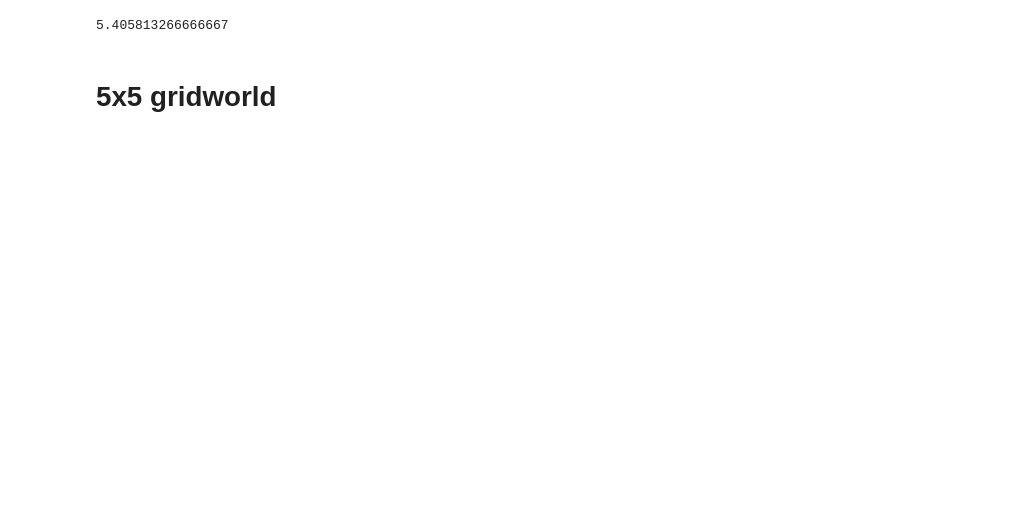
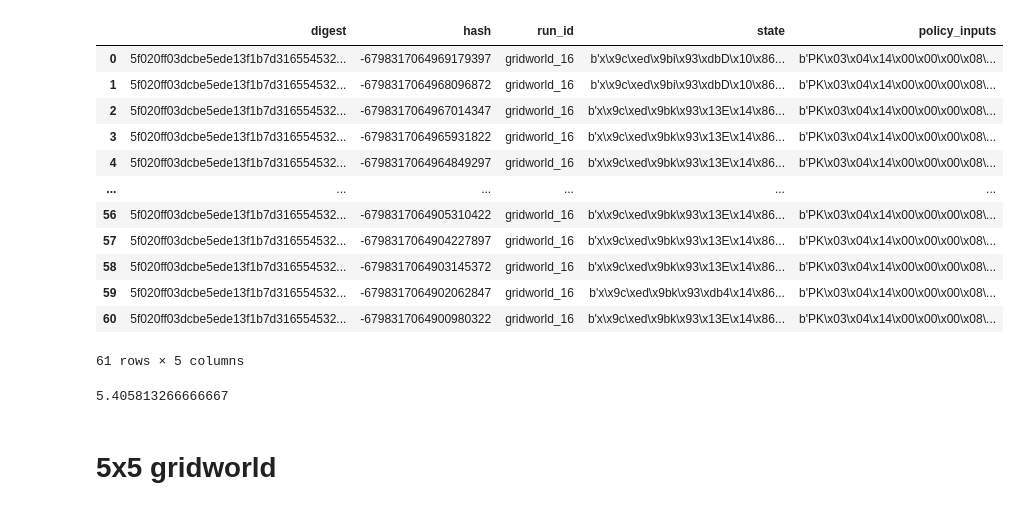
Before and after one commit to NREL/rlmolecule, a Jupyter notebook: examples/gym/monitor-progress.ipynb, the cells around one changed output. Cells and saved outputs as stored; diff of their text form; code cells hidden in the pictures; blank space fills up the shorter version.

```diff
--- a/examples/gym/monitor-progress.ipynb
+++ b/examples/gym/monitor-progress.ipynb
@@ -56,3 +81,20 @@ df["raw_reward"].plot(ylim=(-1.1, 1.1))
+# %%
+df2 = pd.read_sql(session.query(StateStore).filter_by(run_id=run_id, digest=game[0][0]).statement, session.bind)
+df2
+# %% [output]
+|  | digest | hash | run_id | state | policy_inputs |
+| 0 | 5f020ff03dcbe5ede13f1b7d316554532... | -6798317064969179397 | gridworld_16 | b'x\x9c\xed\x9bi\x93\xdbD\x10\x86... | b'PK\x03\x04\x14\x00\x00\x00\x08\... |
+| 1 | 5f020ff03dcbe5ede13f1b7d316554532... | -6798317064968096872 | gridworld_16 | b'x\x9c\xed\x9bi\x93\xdbD\x10\x86... | b'PK\x03\x04\x14\x00\x00\x00\x08\... |
+| 2 | 5f020ff03dcbe5ede13f1b7d316554532... | -6798317064967014347 | gridworld_16 | b'x\x9c\xed\x9bk\x93\x13E\x14\x86... | b'PK\x03\x04\x14\x00\x00\x00\x08\... |
+| 3 | 5f020ff03dcbe5ede13f1b7d316554532... | -6798317064965931822 | gridworld_16 | b'x\x9c\xed\x9bk\x93\x13E\x14\x86... | b'PK\x03\x04\x14\x00\x00\x00\x08\... |
+| 4 | 5f020ff03dcbe5ede13f1b7d316554532... | -6798317064964849297 | gridworld_16 | b'x\x9c\xed\x9bk\x93\x13E\x14\x86... | b'PK\x03\x04\x14\x00\x00\x00\x08\... |
+| ... | ... | ... | ... | ... | ... |
+| 56 | 5f020ff03dcbe5ede13f1b7d316554532... | -6798317064905310422 | gridworld_16 | b'x\x9c\xed\x9bk\x93\x13E\x14\x86... | b'PK\x03\x04\x14\x00\x00\x00\x08\... |
+| 57 | 5f020ff03dcbe5ede13f1b7d316554532... | -6798317064904227897 | gridworld_16 | b'x\x9c\xed\x9bk\x93\x13E\x14\x86... | b'PK\x03\x04\x14\x00\x00\x00\x08\... |
+| 58 | 5f020ff03dcbe5ede13f1b7d316554532... | -6798317064903145372 | gridworld_16 | b'x\x9c\xed\x9bk\x93\x13E\x14\x86... | b'PK\x03\x04\x14\x00\x00\x00\x08\... |
+| 59 | 5f020ff03dcbe5ede13f1b7d316554532... | -6798317064902062847 | gridworld_16 | b'x\x9c\xed\x9bk\x93\xdb4\x14\x86... | b'PK\x03\x04\x14\x00\x00\x00\x08\... |
+| 60 | 5f020ff03dcbe5ede13f1b7d316554532... | -6798317064900980322 | gridworld_16 | b'x\x9c\xed\x9bk\x93\x13E\x14\x86... | b'PK\x03\x04\x14\x00\x00\x00\x08\... |
+61 rows × 5 columns
 # %%
 # engine =  create_engine('sqlite:///hallway_data.db',
 #                          connect_args={'check_same_thread': False},
```
Also changed, not shown: parts of 11 cells of this notebook, 5 other files.
